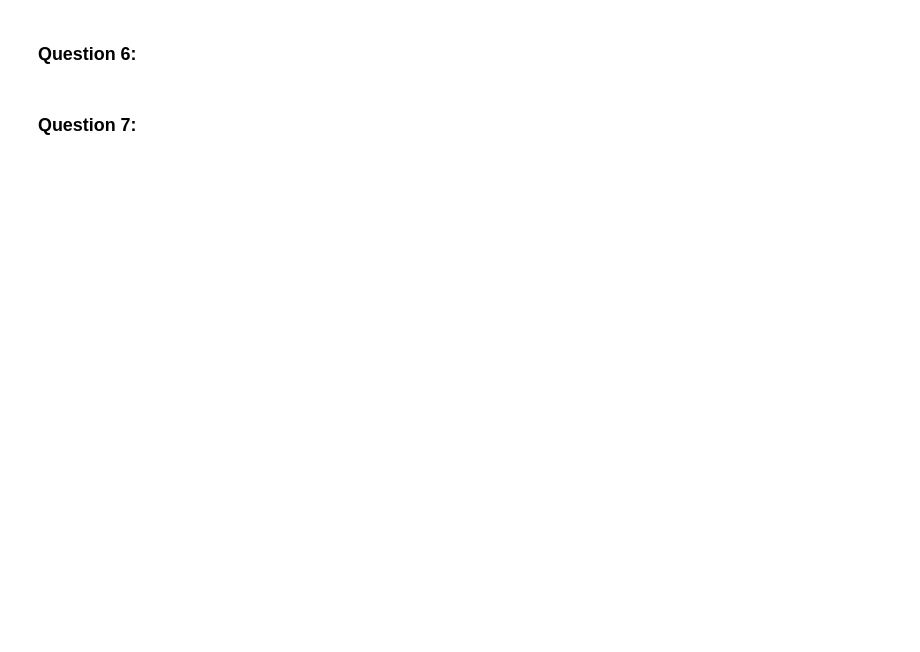
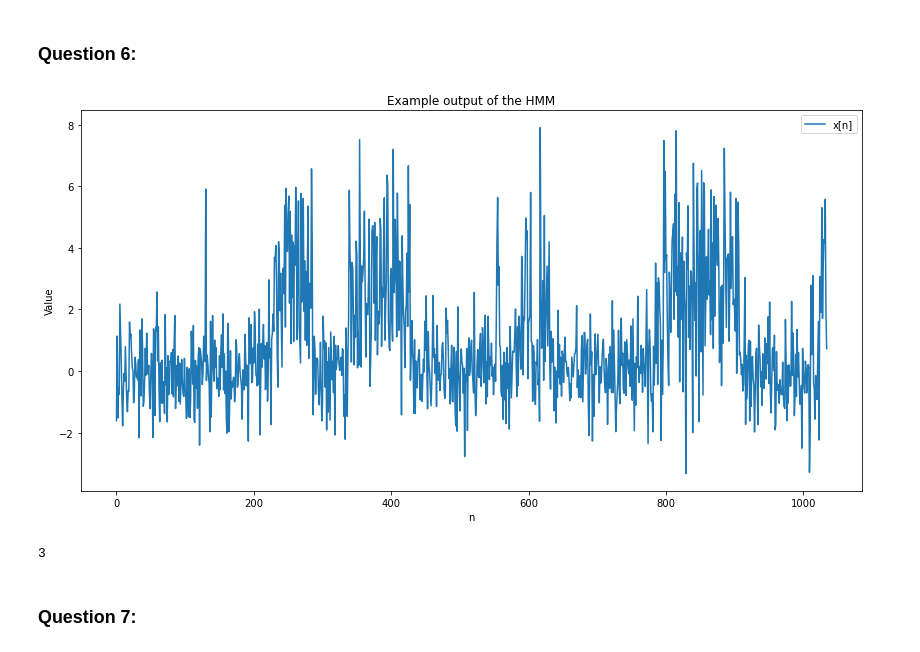
Before and after one commit to TerenceDeng/FEO3274, a Jupyter notebook: Assignment_1_EQ2341/EQ2341_Assignment_1.ipynb, the cells around one changed output. Cells and saved outputs as stored; diff of their text form; code cells hidden in the pictures; blank space fills up the shorter version.

```diff
--- a/Assignment_1_EQ2341/EQ2341_Assignment_1.ipynb
+++ b/Assignment_1_EQ2341/EQ2341_Assignment_1.ipynb
@@ -118,4 +168,29 @@ AttributeError: 'numpy.ndarray' object has no attribute 'dataSize'
 # %% [markdown]
 ### Question 6:
+# %%
+u1=0;u2=3;std1=1;std2=2;
+mc = MarkovChain( np.array( [ 0.75, 0.25 ] ), np.array( [ [ 0.99, 0.009,0.001 ], [ 0.029, 0.97,0.001 ] ] ) )
+
+g1 = GaussD( means=[u1], stdevs=[std1] )   # Distribution for state = 1
+g2 = GaussD( means=[u2], stdevs=[std2] )   # Distribution for state = 2
+h  = HMM( mc, [g1, g2])                # The HMM
+x,s = h.rand(2000)
+n=np.arange(len(x[0,:]))
+plt.figure(figsize=(14,7))
+plt.plot(n,x[0,:],label="x[n]")
+plt.xlabel("n")
+plt.ylabel("Value")
+plt.title("Example output of the HMM")
+plt.legend()
+plt.show()
+# %% [output]
+[figure, added]
+# %%
+mc = MarkovChain( np.array( [ 0.75, 0.25 ] ), np.array( [ [ 0.985, 0.005,0.01 ], [ 0.025, 0.965,0.01 ] ] ) )
+S=mc.rand(500)
+#print(S)
+mc.A.shape[1]
+# %% [output]
+3
 # %% [markdown]
 ### Question 7:
```
Also changed, not shown: parts of 6 cells of this notebook, 3 other files.
